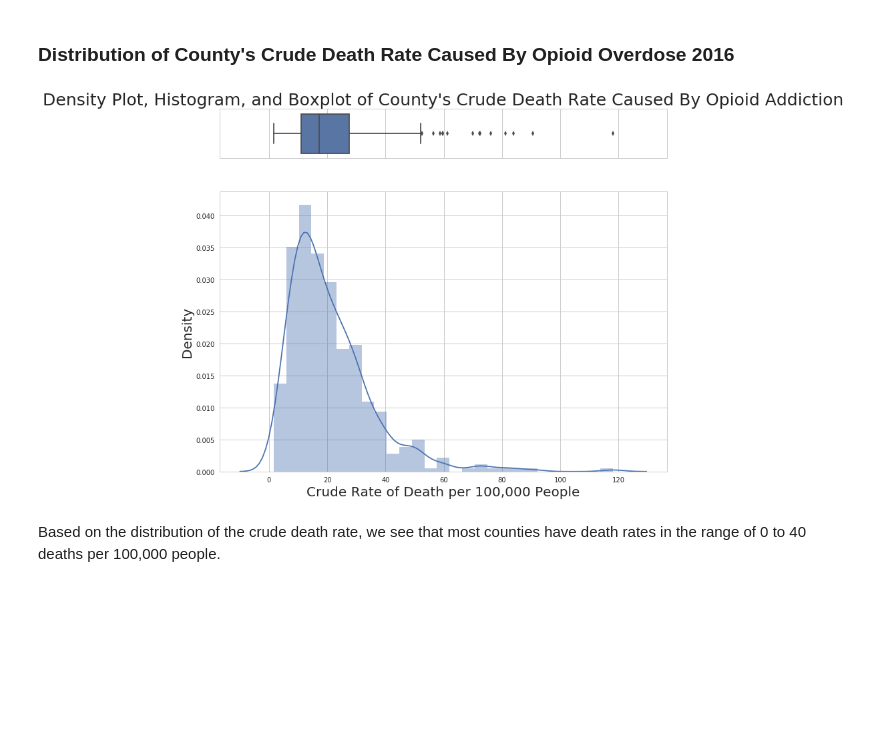
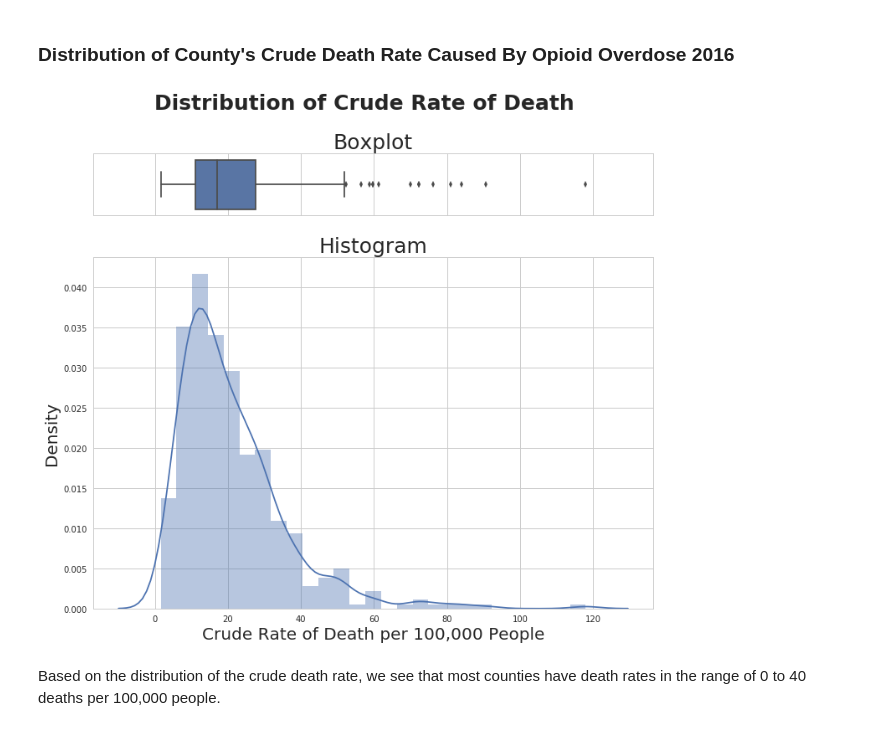
Before and after one commit to danielhanbitlee/Springboard, a Jupyter notebook: capstone_project/data_storytelling.ipynb, the cells around one changed output. Drawn from its saved outputs; the diff is of its cells as text; code cells hidden in the pictures; blank space fills up the shorter version.

```diff
--- a/capstone_project/data_storytelling.ipynb
+++ b/capstone_project/data_storytelling.ipynb
@@ -275,22 +275,25 @@ merged_filtered = merged_noCI.loc[:, ['fips_code', 'population', 'crude_rate', '
 # %%
 # resize figures
 plt.rcParams['figure.figsize'] = [12, 10]
 
 # Cut the window in 2 parts
 f, (ax_box, ax_hist) = plt.subplots(2, sharex=True, gridspec_kw={"height_ratios": (.15, .85)})
 
 # Add a graph in each part
 sns.boxplot(merged_filtered['crude_rate'], ax=ax_box)
 sns.distplot(merged_filtered['crude_rate'], ax=ax_hist)
+ax_hist.set_title("Histogram", fontsize = 25)
 plt.ylabel('Density', fontsize = 20)
 plt.xlabel('Crude Rate of Death per 100,000 People', fontsize = 20)
 
 # Remove x axis name for the boxplot
 ax_box.set_xlabel('')
-ax_box.set_title("Density Plot, Histogram, and Boxplot of County's Crude Death Rate Caused By Opioid Addiction", fontsize = 25)
+ax_box.set_title("Boxplot", fontsize = 25)
+
+f.suptitle('Distribution of Crude Rate of Death', fontsize = 25, fontweight = 'bold')
 plt.show()
 # %% [output]
-[figure, old version]
+[figure, new version]
 # %% [markdown]
 Based on the distribution of the crude death rate, we see that most counties have death rates in the range of 0 to 40 deaths per 100,000 people.
 # %%
```
Also changed, not shown: parts of 4 cells of this notebook.
